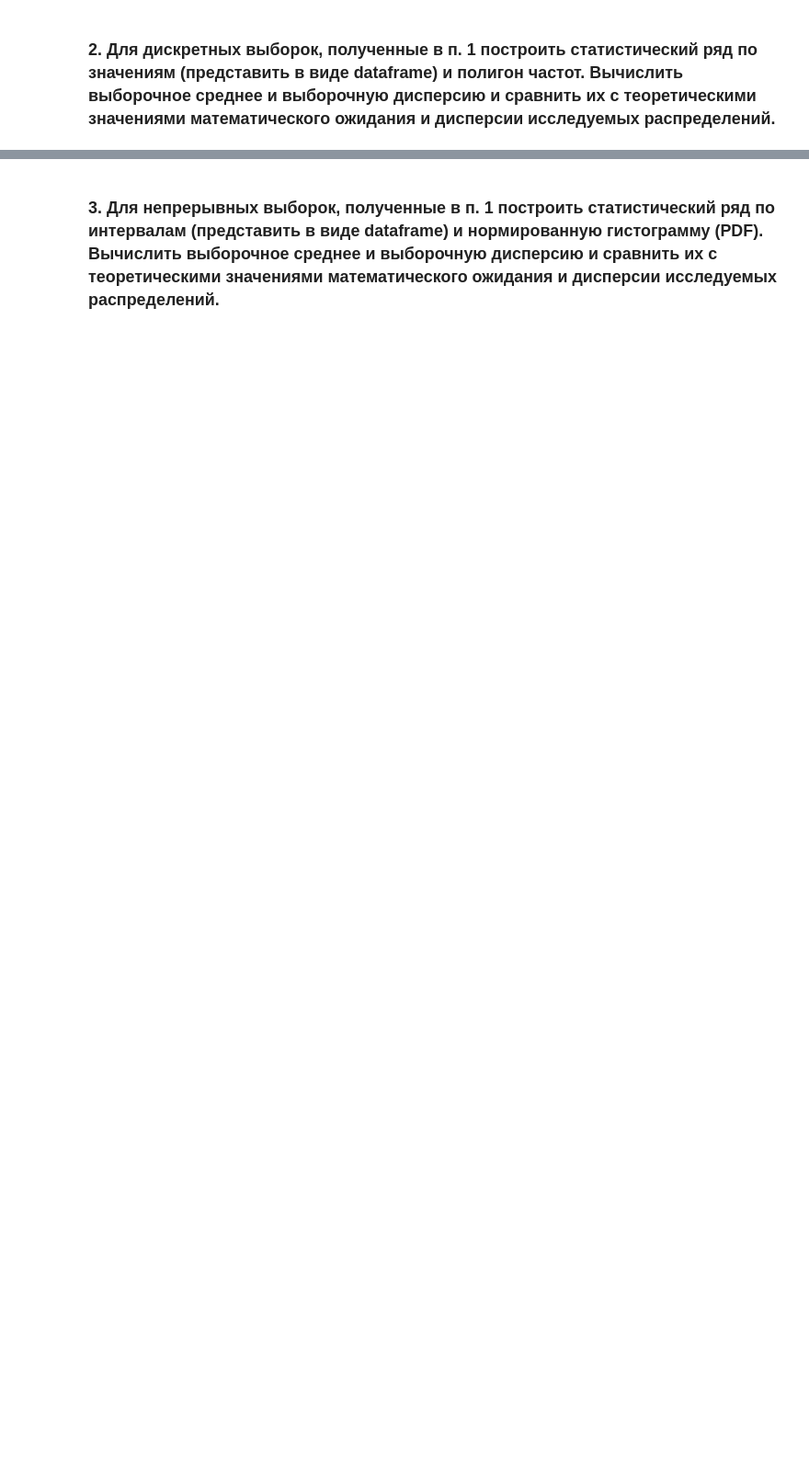
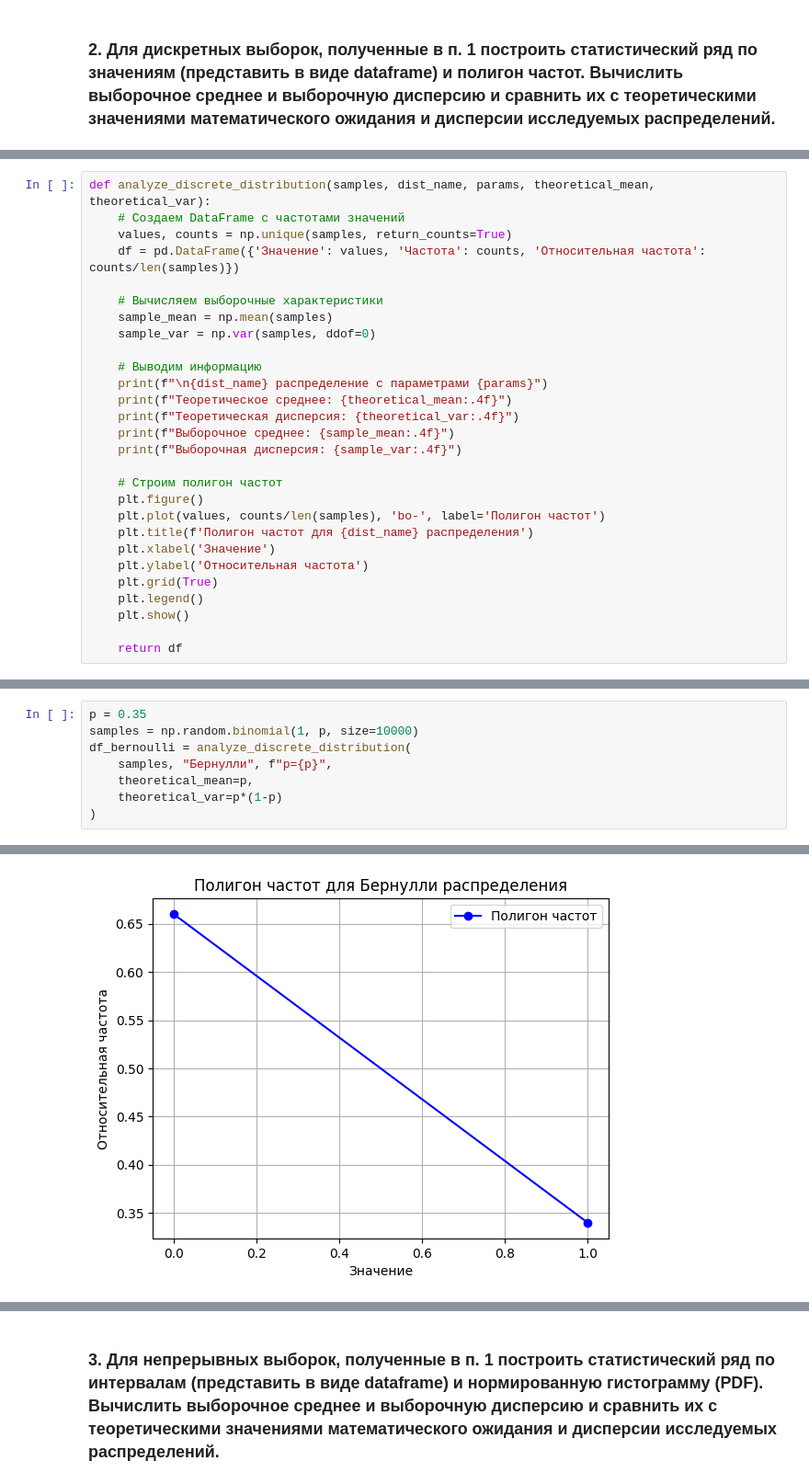
Before and after one commit to MimPe9/mmbionf, a Jupyter notebook: Homework2.ipynb, the cells around one changed output, grey strips where cells are left out. Shown at 92% size. Cells and saved outputs as stored; diff of their text form; blank space fills up the shorter version.

```diff
--- a/Homework2.ipynb
+++ b/Homework2.ipynb
@@ -237,0 +106,28 @@ analyze_discrete_sample(
+# %%
+def analyze_discrete_distribution(samples, dist_name, params, theoretical_mean, theoretical_var):
+    # Создаем DataFrame с частотами значений
+    values, counts = np.unique(samples, return_counts=True)
+    df = pd.DataFrame({'Значение': values, 'Частота': counts, 'Относительная частота': counts/len(samples)})
+
+    # Вычисляем выборочные характеристики
+    sample_mean = np.mean(samples)
+    sample_var = np.var(samples, ddof=0)
+
+    # Выводим информацию
+    print(f"\n{dist_name} распределение с параметрами {params}")
+    print(f"Теоретическое среднее: {theoretical_mean:.4f}")
+    print(f"Теоретическая дисперсия: {theoretical_var:.4f}")
+    print(f"Выборочное среднее: {sample_mean:.4f}")
+    print(f"Выборочная дисперсия: {sample_var:.4f}")
+
+    # Строим полигон частот
+    plt.figure()
+    plt.plot(values, counts/len(samples), 'bo-', label='Полигон частот')
+    plt.title(f'Полигон частот для {dist_name} распределения')
+    plt.xlabel('Значение')
+    plt.ylabel('Относительная частота')
+    plt.grid(True)
+    plt.legend()
+    plt.show()
+
+    return df
@@ -237,0 +136,9 @@ analyze_discrete_sample(
+# %%
+p = 0.35
+samples = np.random.binomial(1, p, size=10000)
+df_bernoulli = analyze_discrete_distribution(
+    samples, "Бернулли", f"p={p}",
+    theoretical_mean=p,
+    theoretical_var=p*(1-p)
+)
+# %% [output]
@@ -237,0 +150 @@ analyze_discrete_sample(
+[figure, added]
```
Also changed, not shown: parts of 16 cells of this notebook.
